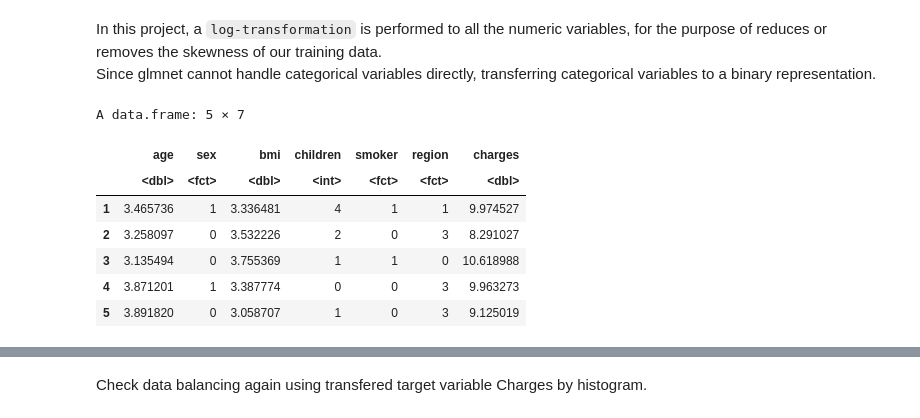
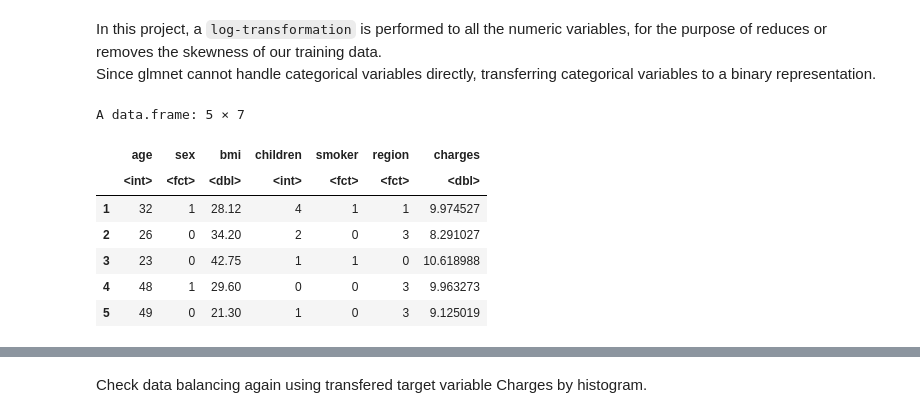
Before and after one commit to Zibo-S/STAT301_Gp_4, a Jupyter notebook: Final_Report_Draft.ipynb, the cells around one changed output, grey strips where cells are left out. Saved outputs shown, nothing was run; the diff lists cells and outputs as text; code cells hidden in the pictures.

```diff
--- a/Final_Report_Draft.ipynb
+++ b/Final_Report_Draft.ipynb
@@ -132,29 +108,28 @@ Since glmnet cannot handle categorical variables directly, transferring categori
 # drop feature 'ID' since it is irrelevant to our target
 training_set=training_set[-8]
 # %%
-tran_training_set<- training_set %>% mutate(age = log(age),
-                                            sex = factor(sex),
-                                            bmi = log(bmi),
+# log the charge
+tran_training_set<- training_set %>% mutate(sex = factor(sex),
                                             smoker = factor(smoker),
                                             region = factor(region),
-                                            charges = log(charges),
+                                            charges = log(charges)
                                            )
 # 0 for female and 1 for male
 levels(tran_training_set$sex) <- c(0,1)
 
 # 1 for yes and 0 for no
 levels(tran_training_set$smoker) <- c(0,1)
 
 # northeast = 0, northwest = 1,southeast = 2, southwest = 3,
 levels(tran_training_set$region) <- c(0,1,2,3)
 
 tran_training_set%>%head(5)
 # %% [output]
 A data.frame: 5 × 7
 |  | age | sex | bmi | children | smoker | region | charges |
-|  | <dbl> | <fct> | <dbl> | <int> | <fct> | <fct> | <dbl> |
-| 1 | 3.465736 | 1 | 3.336481 | 4 | 1 | 1 | 9.974527 |
-| 2 | 3.258097 | 0 | 3.532226 | 2 | 0 | 3 | 8.291027 |
-| 3 | 3.135494 | 0 | 3.755369 | 1 | 1 | 0 | 10.618988 |
-| 4 | 3.871201 | 1 | 3.387774 | 0 | 0 | 3 | 9.963273 |
-| 5 | 3.891820 | 0 | 3.058707 | 1 | 0 | 3 | 9.125019 |
+|  | <int> | <fct> | <dbl> | <int> | <fct> | <fct> | <dbl> |
+| 1 | 32 | 1 | 28.12 | 4 | 1 | 1 | 9.974527 |
+| 2 | 26 | 0 | 34.20 | 2 | 0 | 3 | 8.291027 |
+| 3 | 23 | 0 | 42.75 | 1 | 1 | 0 | 10.618988 |
+| 4 | 48 | 1 | 29.60 | 0 | 0 | 3 | 9.963273 |
+| 5 | 49 | 0 | 21.30 | 1 | 0 | 3 | 9.125019 |
```
Also changed, not shown: parts of 42 cells of this notebook.
